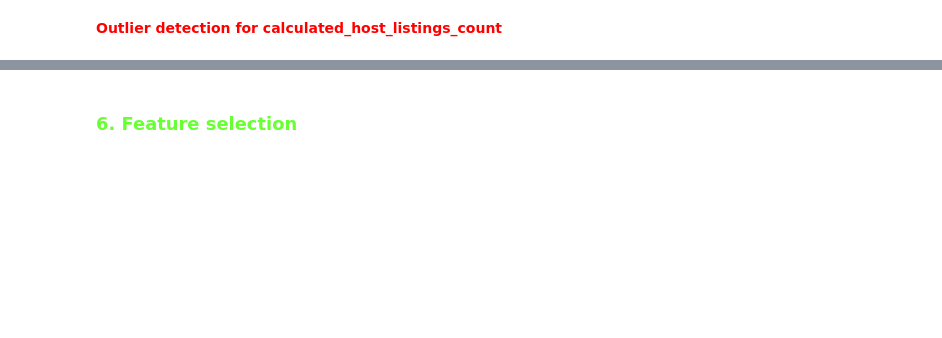
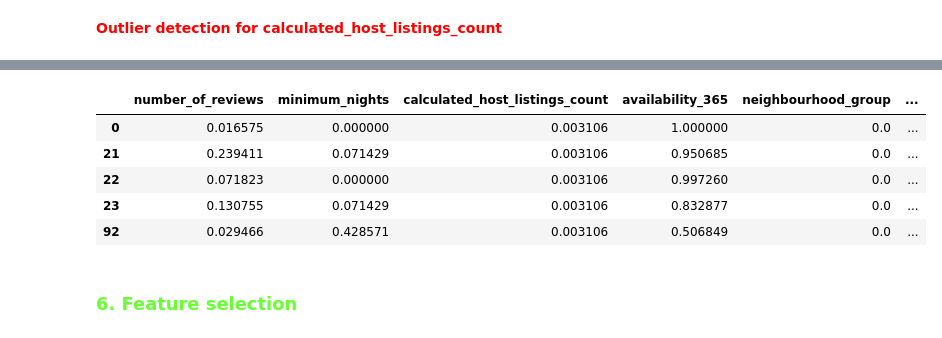
Before and after one commit to dorianDraper/Airbnb-EDA-project, a Jupyter notebook: src/explore.ipynb, the cells around one changed output, grey strips where cells are left out. Cells and saved outputs as stored; diff of their text form; code cells hidden in the pictures; blank space fills up the shorter version.

```diff
--- a/src/explore.ipynb
+++ b/src/explore.ipynb
@@ -398,0 +432,3 @@ plt.show()
+# %%
+# Remove outliers from price
+total_data = total_data[total_data['price'] > 0]
@@ -400,0 +469,3 @@ plt.show()
+# %%
+# Remove outliers from minimum_nights
+total_data = total_data[total_data['minimum_nights'] <= 15]
@@ -404,0 +549,3 @@ plt.show()
+# %%
+# remove outliers from calculated_host_listings_count
+total_data = total_data[total_data['calculated_host_listings_count'] > 4]
@@ -405,2 +576,19 @@ plt.show()
+# %%
+from sklearn.preprocessing import MinMaxScaler
+
+num_variables = ["number_of_reviews", "minimum_nights", "calculated_host_listings_count",
+                 "availability_365", "neighbourhood_group", "room_type"]
+scaler = MinMaxScaler()
+scal_features = scaler.fit_transform(total_data[num_variables])
+df_scal = pd.DataFrame(scal_features, index = total_data.index, columns = num_variables)
+df_scal["price"] = total_data["price"]
+df_scal.head()
+# %% [output]
+|  | number_of_reviews | minimum_nights | calculated_host_listings_count | availability_365 | neighbourhood_group | ... |
+| 0 | 0.016575 | 0.000000 | 0.003106 | 1.000000 | 0.0 | ... |
+| 21 | 0.239411 | 0.071429 | 0.003106 | 0.950685 | 0.0 | ... |
+| 22 | 0.071823 | 0.000000 | 0.003106 | 0.997260 | 0.0 | ... |
+| 23 | 0.130755 | 0.071429 | 0.003106 | 0.832877 | 0.0 | ... |
+| 92 | 0.029466 | 0.428571 | 0.003106 | 0.506849 | 0.0 | ... |
 # %% [markdown]
 <h3 id="step6" style="font-family: Comic Sans MS; color: #68FF33">6. Feature selection</h3>
```
Also changed, not shown: parts of 22 cells of this notebook.
